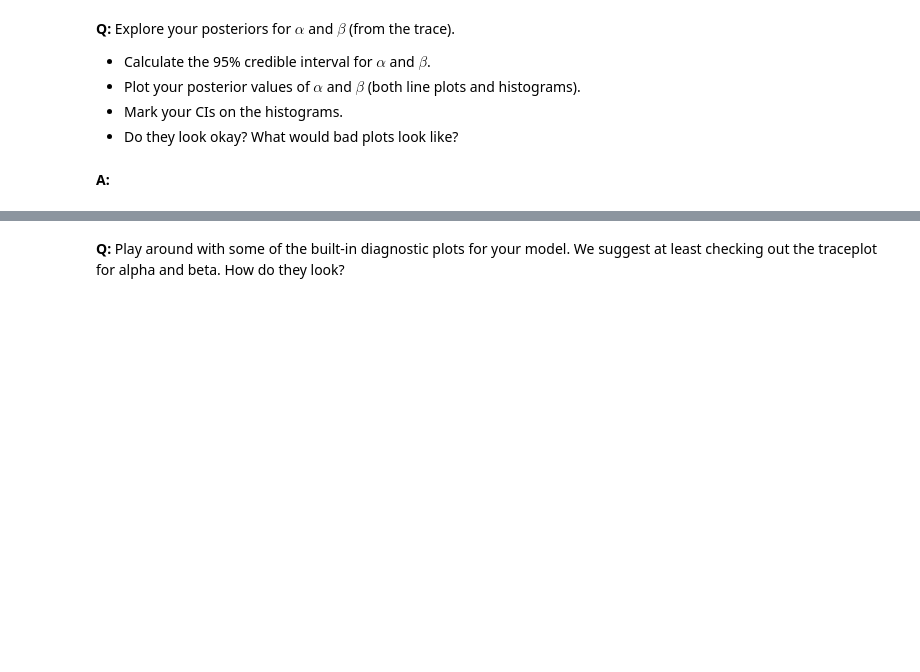
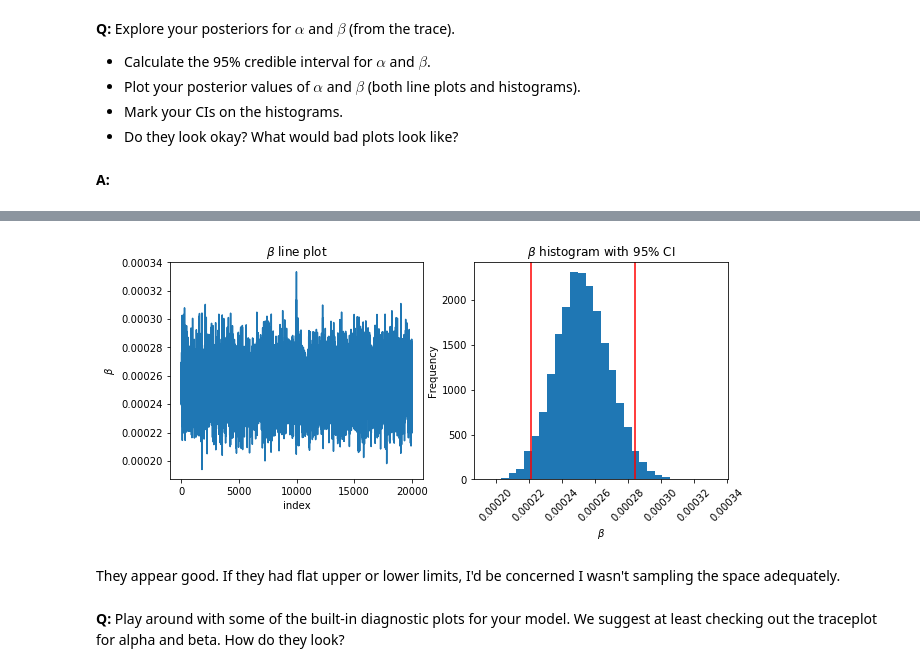
Before and after one commit to BhaskarCS/Springboard, a Jupyter notebook: Mini_Projects/Statistics/Bayesian_stats_Q6.28/inferential_statistics_3-Q.ipynb, the cells around one changed output, grey strips where cells are left out. Saved outputs shown, nothing was run; the diff lists cells and outputs as text; code cells hidden in the pictures; blank space fills up the shorter version.

```diff
--- a/Mini_Projects/Statistics/Bayesian_stats_Q6.28/inferential_statistics_3-Q.ipynb
+++ b/Mini_Projects/Statistics/Bayesian_stats_Q6.28/inferential_statistics_3-Q.ipynb
@@ -213,3 +149,22 @@ pm.summary(t, varnames=['gamma'])
+# %%
+plt.figure(figsize=(10, 4))
+plt.subplot(1, 2, 1)
+_ = plt.plot(beta_samples)
+_ = plt.title(r'$\beta$ line plot')
+_ = plt.xlabel('index')
+_ = plt.ylabel(r'$\beta$')
+plt.subplot(1, 2, 2)
+_ = plt.hist(beta_samples, bins=30)
+plt.xticks(rotation=45)
+_ = plt.xlabel(r'$\beta$')
+_ = plt.ylabel('Frequency')
+_ = plt.title(r'$\beta$ histogram with 95% CI')
+_ = plt.axvline(x=beta_ci[0], c='r')
+_ = plt.axvline(x=beta_ci[1], c='r')
+# %% [output]
+[figure, added]
+# %% [markdown]
+They appear good. If they had flat upper or lower limits, I'd be concerned I wasn't sampling the space adequately.
 # %% [markdown]
 __Q:__ Play around with some of the built-in diagnostic plots for your model. We suggest at least checking out the traceplot for alpha and beta. How do they look?
 # %% [markdown]
```
Also changed, not shown: parts of 24 cells of this notebook.
